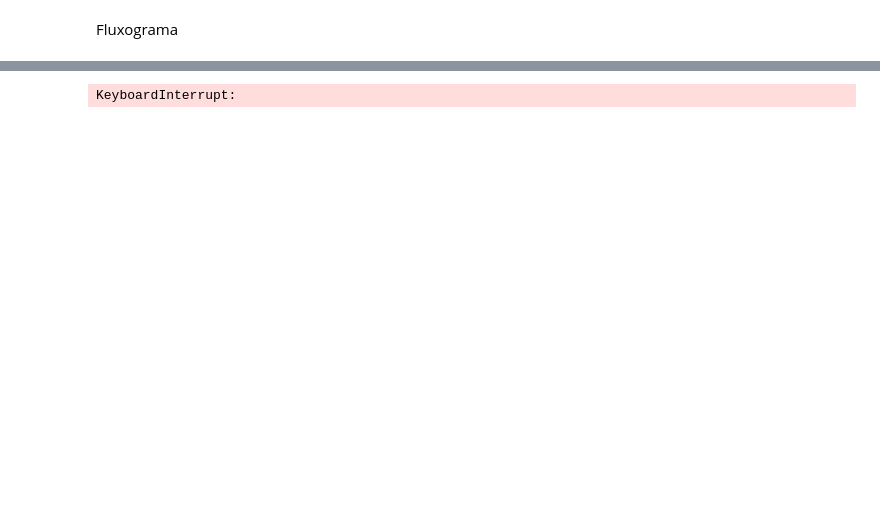
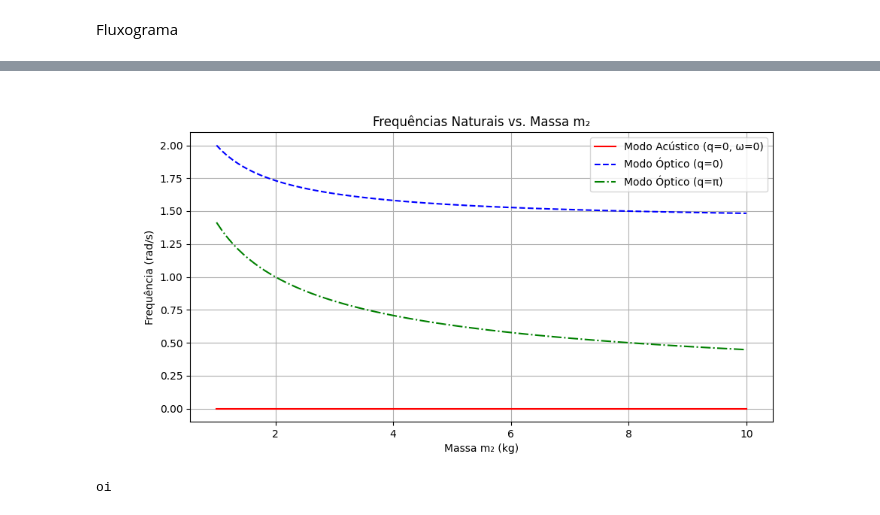
Before and after one commit to vinanit/Atividade_4_Fisica_computacional, a Jupyter notebook: Av4.ipynb, the cells around one changed output, grey strips where cells are left out. Saved outputs shown, nothing was run; the diff lists cells and outputs as text; code cells hidden in the pictures; blank space fills up the shorter version.

```diff
--- a/Av4.ipynb
+++ b/Av4.ipynb
@@ -77,15 +85,34 @@ resultados(bola3)
 # %%
-from vpython import sphere, rate
+import numpy as np
+import matplotlib.pyplot as plt
 
-bola = sphere()
-t = 0
+# Configurações
+m2 = np.linspace(1, 10, 100)  # m₂ de 1 a 10 kg
+k = 1.0
+m1 = 1.0
 
-while t < 10:
-    rate(60)
-    bola.pos.x += 0.1
-    t += 0.1
+# Cálculo das frequências
+omega_acustico = np.zeros(len(m2))  # Sempre 0 para q=0
+omega_optico_q0 = np.sqrt(2*k/m1 + 2*k/m2)  # Modo óptico em q=0
+omega_optico_qpi = np.sqrt(2*k/m2)          # Modo óptico em q=π
+
+# Plot
+plt.figure(figsize=(10, 5))
+plt.plot(m2, omega_acustico, 'r-', label='Modo Acústico (q=0, ω=0)')
+plt.plot(m2, omega_optico_q0, 'b--', label='Modo Óptico (q=0)')
+plt.plot(m2, omega_optico_qpi, 'g-.', label='Modo Óptico (q=π)')
+plt.xlabel('Massa m₂ (kg)')
+plt.ylabel('Frequência (rad/s)')
+plt.title('Frequências Naturais vs. Massa m₂')
+plt.legend()
+plt.grid(True)
+plt.show()
 # %% [output]
-KeyboardInterrupt:
+[figure, added]
+# %%
+print("oi")
+# %% [output]
+oi
 # %% [markdown]
 ![alt text](enunciado_2.png)
 # %% [markdown]
```
Also changed, not shown: parts of 3 cells of this notebook, 1 other file.
